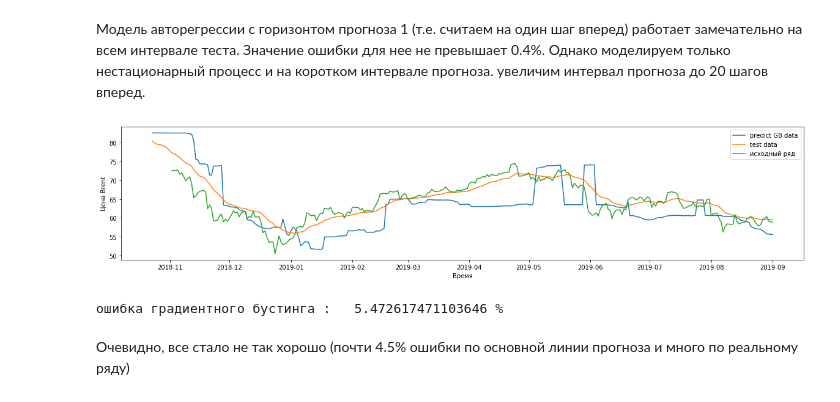
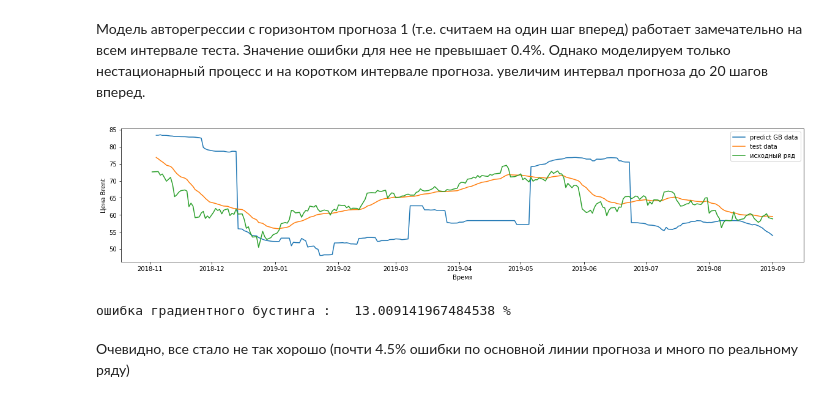
Before and after one commit to pugachdv/Geekbrains, a Jupyter notebook: Машинное обучение в бизнесе_20200513/homework_2.ipynb, the cells around one changed output. Drawn from its saved outputs; the diff is of its cells as text; code cells hidden in the pictures.

```diff
--- a/Машинное обучение в бизнесе_20200513/homework_2.ipynb
+++ b/Машинное обучение в бизнесе_20200513/homework_2.ipynb
@@ -532,32 +551,32 @@ print('ошибка градиентного бустинга :  ', er_g, '%')
 # %% [markdown]
 Модель авторегрессии с горизонтом прогноза 1 (т.е. считаем на один шаг вперед) работает замечательно на всем интервале теста. Значение ошибки для нее не превышает 0.4%. Однако моделируем только нестационарный процесс и на коротком интервале прогноза. увеличим интервал прогноза до 20 шагов вперед.
 # %%
-h=10
+h=20
 X_train_b = train_b.iloc[:-h,:]
 y_train_b = train_b[df.columns[0]].values[h:]
 X_test_b = test_b.iloc[:-h,:]
 y_test_b = test_b[df.columns[0]].values[h:]
 
 model_gb.fit( X_train_b, y_train_b )
 X_test_pred_gb = model_gb.predict(X_test_b)
 
 plt.figure( figsize=( 20, 4 ))
 
 plt.xlabel('Время')
 plt.ylabel('Цена Brent')
 plt.plot(test_b.index[h:],X_test_pred_gb, label='predict GB data' )
 plt.plot(test_b.index[h:],y_test_b, label='test data')
 plt.plot(b_s.loc['2018-11-02':].index, b_s.loc['2018-11-02':]['Значение'], label='исходный ряд')
 
 plt.legend()
 plt.show()
 
 er_g = mean_absolute_percentage_error(y_true=y_test_b, y_pred=X_test_pred_gb)
 
 print('ошибка градиентного бустинга :  ', er_g, '%')
 # %% [output]
-[figure, old version]
+[figure, new version]
-ошибка градиентного бустинга :   5.472617471103646 %
+ошибка градиентного бустинга :   13.009141967484538 %
 # %% [markdown]
  Очевидно, все стало не так хорошо (почти 4.5% ошибки по основной линии прогноза и много по реальному ряду)
 # %% [markdown]
```
Also changed, not shown: parts of 25 cells of this notebook.
